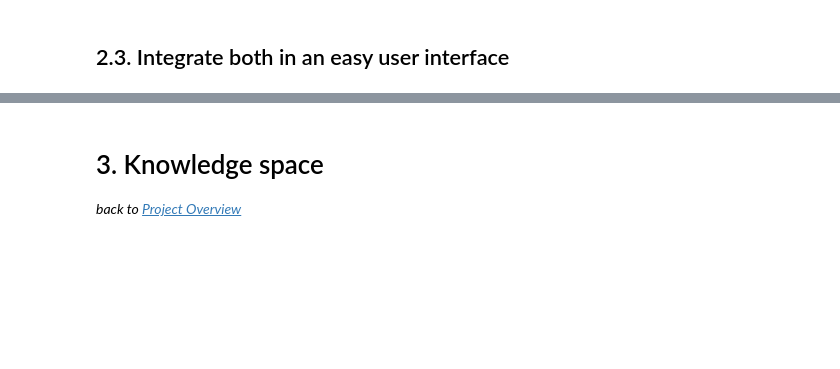
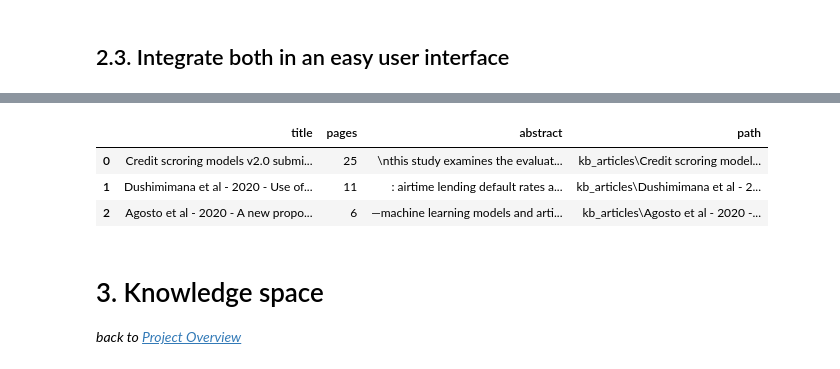
Before and after one commit to MathieuDemarets/vlerick-mai-nlp-2023, a Jupyter notebook: Final_Assignment/Articles.ipynb, the cells around one changed output, grey strips where cells are left out. Saved outputs shown, nothing was run; the diff lists cells and outputs as text; code cells hidden in the pictures; blank space fills up the shorter version.

Commit message:
vectorstore

```diff
--- a/Final_Assignment/Articles.ipynb
+++ b/Final_Assignment/Articles.ipynb
@@ -1484,0 +1505,10 @@ st.write("The articles have been retrieved and saved in the 'requests' folder")
+# %%
+# We will write the abstracts to text files to be able to load them in our vectorstore more easily
+index = pd.read_excel("kb_articles/AAA_index.xlsx")
+if not os.path.exists("abstracts"):
+    os.makedirs("abstracts")
+    for i in range(len(index)):
+        title = index.iloc[i].title
+        abstract = index.iloc[i].abstract
+        with open(f"abstracts/{title}.txt", "w", encoding="utf-8") as file:
+            file.write(abstract)
@@ -1485,3 +1534,41 @@ st.write("The articles have been retrieved and saved in the 'requests' folder")
+# %%
+# 2. Load the vectorstore and use it to retrieve documents
+
+vectorstore = FAISS.load_local("vectorstore", embedding_method)
+# retriever = vectorstore.as_retriever(k=1) # Drawn from the course but does not work
+# Fixed: https://python.langchain.com/docs/modules/data_connection/retrievers/vectorstore
+def retrieve_documents(query,n=1,index="kb_articles/AAA_index.xlsx"):
+    """Retrieve documents based on a query
+
+    Parameters
+    ----------
+    query : str
+        Query to search
+    n : int, optional
+        Number of result to send back, by default 1
+    index : str, optional
+        Path to the index table will all metadata, by default "kb_articles/AAA_index.xlsx"
+
+    Returns
+    -------
+    pd.DataFrame
+        Dataframe of the retrieved articles metadata
+    """
+    retriever = vectorstore.as_retriever(search_kwargs={"k": n}) # More black box than our self-defined retrievers
+    results = retriever.get_relevant_documents(query) # Less information about the similarity scores
+    titles = pd.DataFrame({"title":[
+        result.metadata["source"].split("\\")[1].removesuffix(".txt") for result in results
+    ]})
+    index = pd.read_excel(index)
+    output = pd.merge(titles, index, left_on="title", right_on="title")
+    return output.loc[:,["title", "pages", "abstract", "path"]]
+# %%
+retrieve_documents("What are good evaluation metrics for credit default models?",3) # Working as expected
+# %% [output]
+|  | title | pages | abstract | path |
+| 0 | Credit scroring models v2.0 submi... | 25 | \nthis study examines the evaluat... | kb_articles\Credit scroring model... |
+| 1 | Dushimimana et al - 2020 - Use of... | 11 | : airtime lending default rates a... | kb_articles\Dushimimana et al - 2... |
+| 2 | Agosto et al - 2020 - A new propo... | 6 | —machine learning models and arti... | kb_articles\Agosto et al - 2020 -... |
 # %% [markdown]
 # 3. Knowledge space
 *back to [Project Overview](#project-overview)*
```
Also changed, not shown: parts of 21 cells of this notebook, 35 other files.
